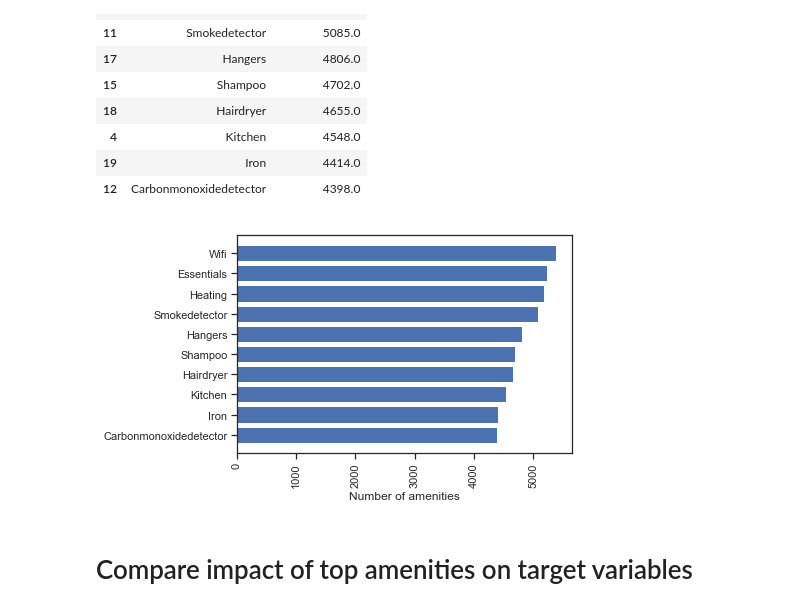
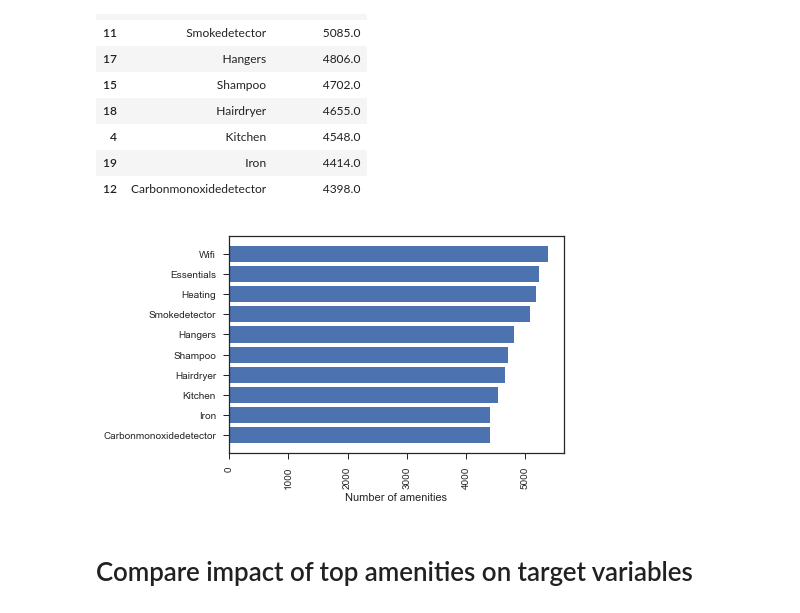
Before and after one commit to WeiWu0210/airbnb, a Jupyter notebook: airbnb_sf.ipynb, the cells around one changed output. Cells and saved outputs as stored; diff of their text form; code cells hidden in the pictures.

```diff
--- a/airbnb_sf.ipynb
+++ b/airbnb_sf.ipynb
@@ -91,6 +90,6 @@ Percentage of listings with price >=$500: 5.8%
 # %%
 #boxplot of price after exluding outliers
-style.use('tableau-colorblind10')
+style.use('seaborn-colorblind')
 sns.set_style("darkgrid")
 g=sns.boxplot(data=calendar_data_t_low, x='month_year',y='price')
 loc, labels = plt.xticks()
@@ -112,7 +131,7 @@ df_neighbourhood.plot(x=df_neighbourhood.index,y=df_neighbourhood.values, kind="
 #check price distribution over neighbourhoods over next 12 months
 neighbours = calendar_neighbourhood_data['neighbourhood_cleansed'].unique()
 #boxplot of price after exluding outliers
-style.use('tableau-colorblind10')
+style.use('seaborn-colorblind')
 sns.set_style("darkgrid")
 fig, axes = plt.subplots(9, 4,sharex=True, sharey=True)
 fig.set_size_inches(14, 30)
@@ -444,15 +463,17 @@ count_df.head(10)
 | 19 | Iron | 4414.0 |
 | 12 | Carbonmonoxidedetector | 4398.0 |
 # %%
+index = np.arange(10)
 #plotting the number of amenities from the most to the least
 fig, ax = plt.subplots(figsize=(6,4))
-plt.barh(count_df.head(10)['amenities_available'],count_df.head(10)['num_amenities'])
+plt.barh(index,count_df.head(10)['num_amenities'])
 plt.xticks(rotation = 'vertical')
 plt.gca().invert_yaxis()
 plt.xlabel("Number of amenities")
+plt.yticks (index,count_df.head(10)['amenities_available'])
 plt.show()
 # %% [output]
-[figure, old version]
+[figure, new version]
 # %% [markdown]
 # Compare impact of top amenities on target variables
 # %%
```
Also changed, not shown: parts of 14 cells of this notebook, 2 other files.
